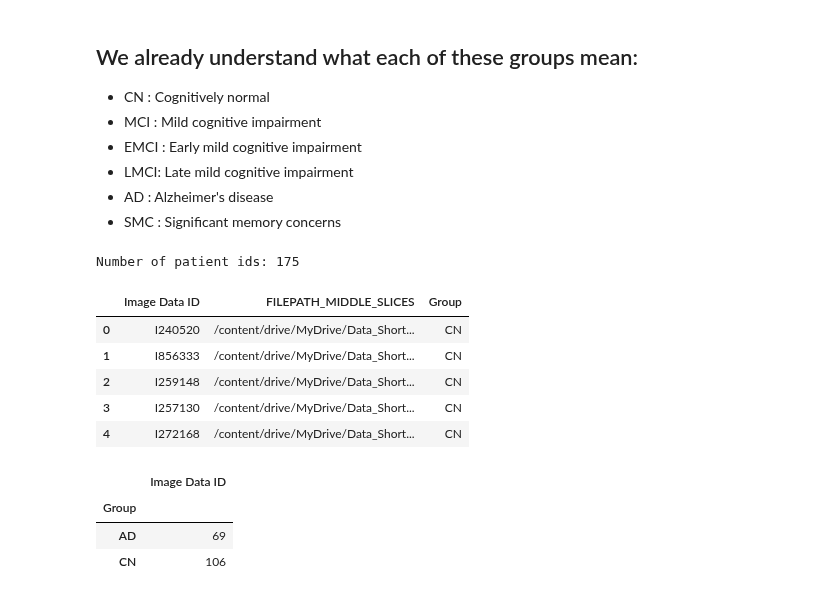
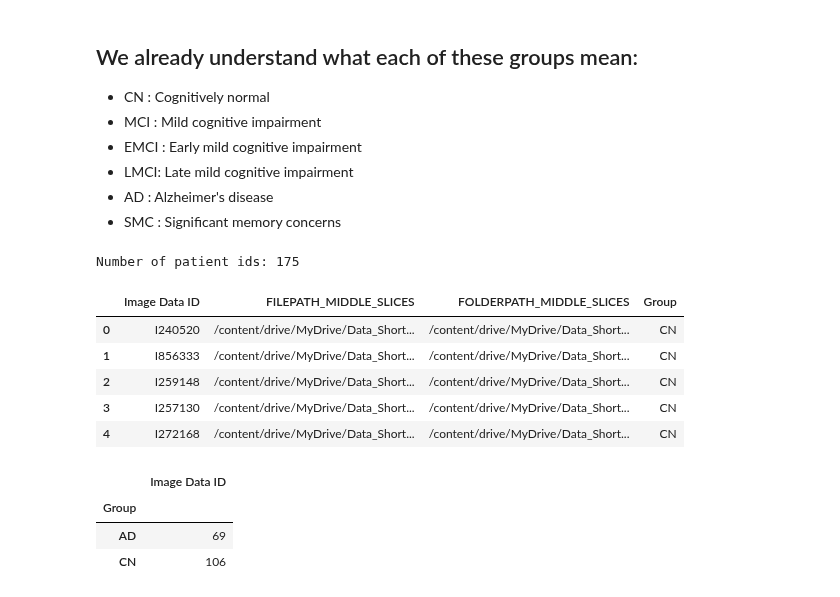
Before and after one commit to julclu/CSC509, a Jupyter notebook: Module1/Module1_NB3_ADNI_ADClassification.ipynb, the cells around one changed output. Saved outputs shown, nothing was run; the diff lists cells and outputs as text; code cells hidden in the pictures.

```diff
--- a/Module1/Module1_NB3_ADNI_ADClassification.ipynb
+++ b/Module1/Module1_NB3_ADNI_ADClassification.ipynb
@@ -121,8 +109,0 @@ data_status.head()
-# %%
-# Merge the 2 dataframes
-'''
-df_merge = pd.merge(data_df, data_status, on = "PTID", how = 'inner')
-print(len(df_merge))
-data_df = df_merge
-data_df.head()
-'''
@@ -145,20 +123,20 @@ array(['CN', 'MCI', 'LMCI', 'EMCI', 'AD', 'SMC'], dtype=object)
 - SMC : Significant memory concerns
 # %%
 # We will train a binary classifier for CN v/s AD, so let's filter for these values of the column Group.
-data_df = data_df[['Image Data ID', 'FILEPATH_MIDDLE_SLICES', 'Group' ]]
+data_df = data_df[['Image Data ID', 'FILEPATH_MIDDLE_SLICES', 'FOLDERPATH_MIDDLE_SLICES', 'Group' ]]
 data_df_filt = data_df[data_df['Group'].isin(['AD', 'CN'])].reset_index(drop = True)
-#data_df_filt = data_df[['PTID', 'FILEPATH_FDGPET_DICOM_FOLDER', 'Group' ]]
+
 
 print("Number of patient ids:", len(data_df_filt))
 data_df_filt.head()
 # %% [output]
 Number of patient ids: 175
-|  | Image Data ID | FILEPATH_MIDDLE_SLICES | Group |
-| 0 | I240520 | /content/drive/MyDrive/Data_Short... | CN |
-| 1 | I856333 | /content/drive/MyDrive/Data_Short... | CN |
-| 2 | I259148 | /content/drive/MyDrive/Data_Short... | CN |
-| 3 | I257130 | /content/drive/MyDrive/Data_Short... | CN |
-| 4 | I272168 | /content/drive/MyDrive/Data_Short... | CN |
+|  | Image Data ID | FILEPATH_MIDDLE_SLICES | FOLDERPATH_MIDDLE_SLICES | Group |
+| 0 | I240520 | /content/drive/MyDrive/Data_Short... | /content/drive/MyDrive/Data_Short... | CN |
+| 1 | I856333 | /content/drive/MyDrive/Data_Short... | /content/drive/MyDrive/Data_Short... | CN |
+| 2 | I259148 | /content/drive/MyDrive/Data_Short... | /content/drive/MyDrive/Data_Short... | CN |
+| 3 | I257130 | /content/drive/MyDrive/Data_Short... | /content/drive/MyDrive/Data_Short... | CN |
+| 4 | I272168 | /content/drive/MyDrive/Data_Short... | /content/drive/MyDrive/Data_Short... | CN |
 # %%
 # Let's check the number of patients with CN and AD
 data_df_filt[['Image Data ID', 'Group']].groupby(by = 'Group').count()
```
Also changed, not shown: parts of 58 cells of this notebook.
